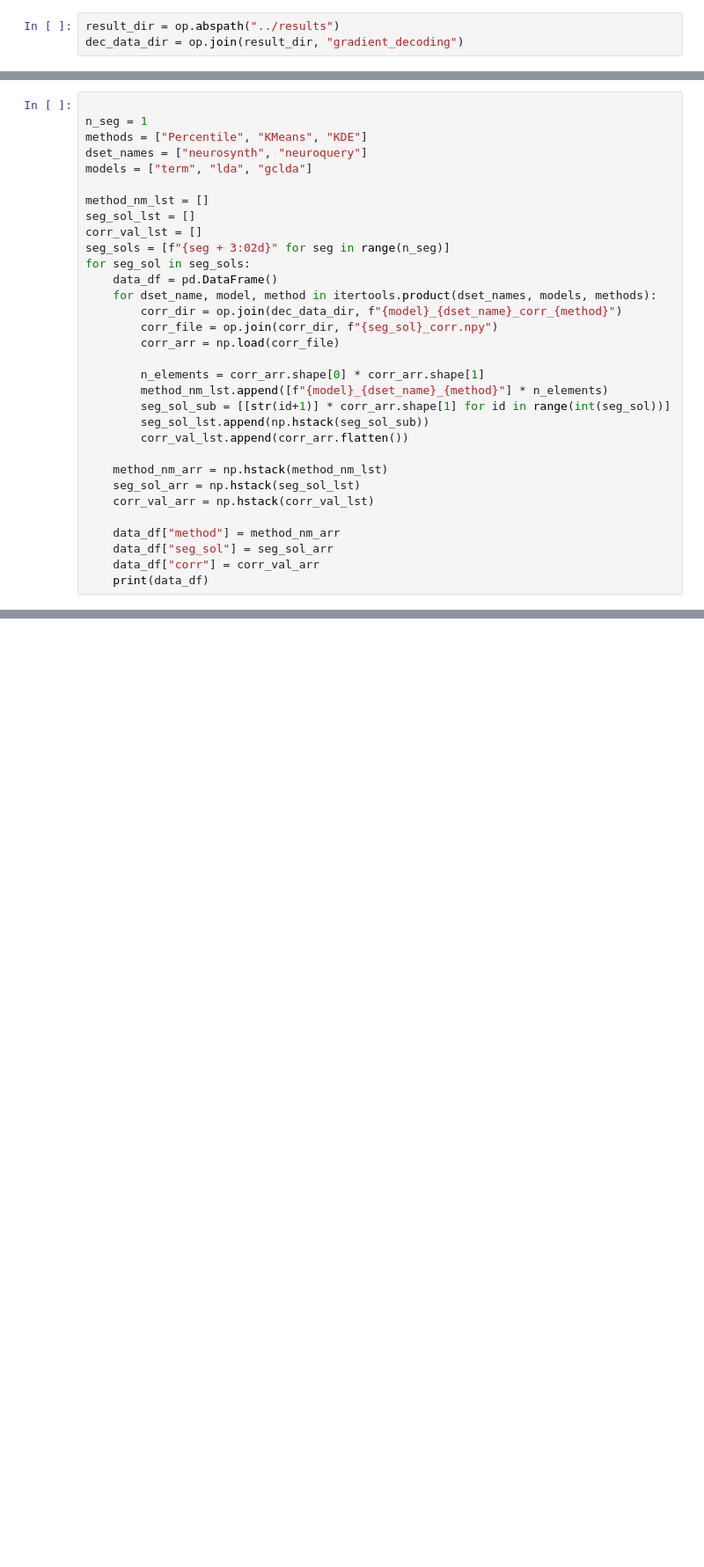
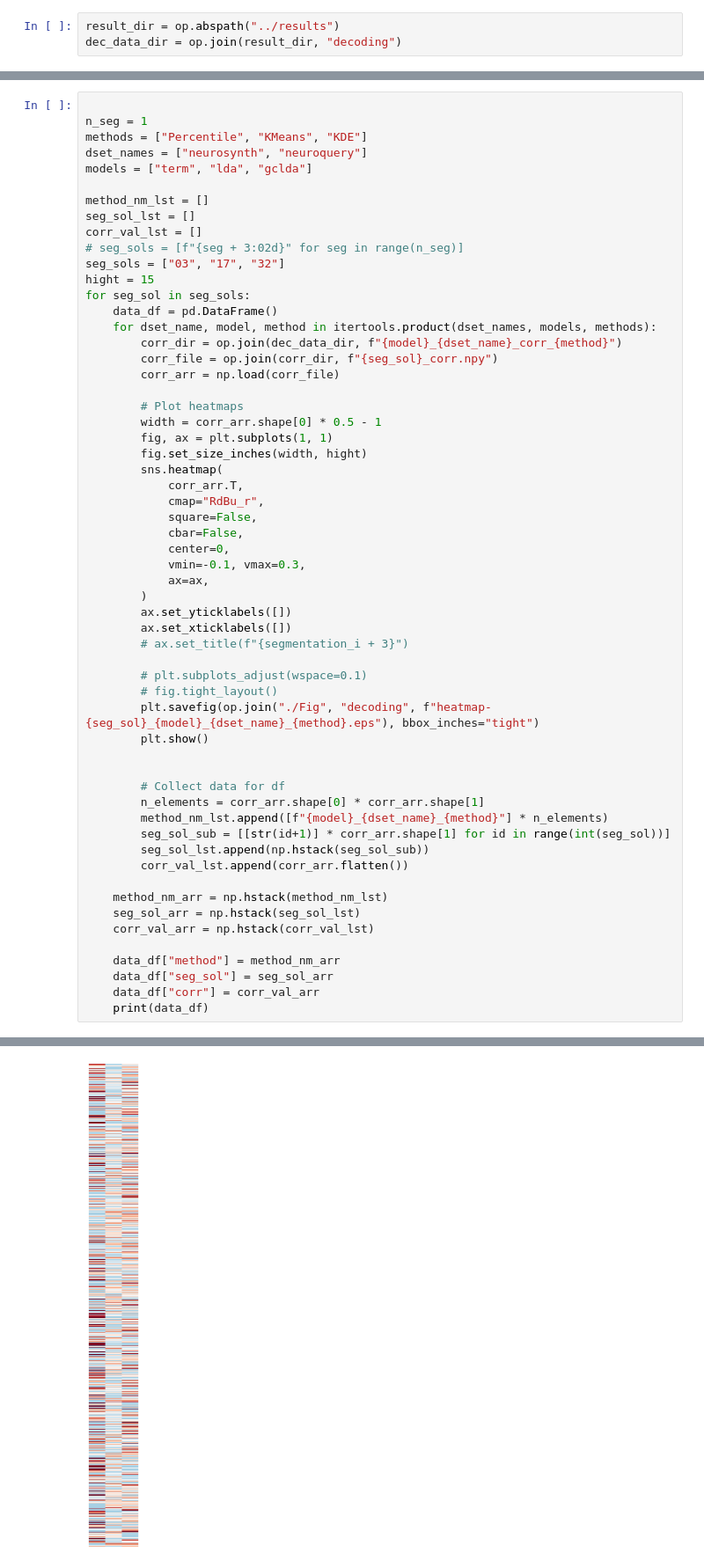
Before and after one commit to NBCLab/gradient-decoding, a Jupyter notebook: figures/decoding.ipynb, the cells around one changed output, grey strips where cells are left out. Shown at 88% size. Drawn from its saved outputs; the diff is of its cells as text; blank space fills up the shorter version.

```diff
--- a/figures/decoding.ipynb
+++ b/figures/decoding.ipynb
@@ -11,7 +11,7 @@ import pandas as pd
 from matplotlib import gridspec
 # %%
 result_dir = op.abspath("../results")
-dec_data_dir = op.join(result_dir, "gradient_decoding")
+dec_data_dir = op.join(result_dir, "decoding")
 # %%
 hue_order = [
     'term_neurosynth_Percentile',
@@ -43,7 +43,9 @@ models = ["term", "lda", "gclda"]
 method_nm_lst = []
 seg_sol_lst = []
 corr_val_lst = []
-seg_sols = [f"{seg + 3:02d}" for seg in range(n_seg)]
+# seg_sols = [f"{seg + 3:02d}" for seg in range(n_seg)]
+seg_sols = ["03", "17", "32"]
+hight = 15
 for seg_sol in seg_sols:
     data_df = pd.DataFrame()
     for dset_name, model, method in itertools.product(dset_names, models, methods):
@@ -51,6 +53,30 @@ for seg_sol in seg_sols:
         corr_file = op.join(corr_dir, f"{seg_sol}_corr.npy")
         corr_arr = np.load(corr_file)
 
+        # Plot heatmaps
+        width = corr_arr.shape[0] * 0.5 - 1
+        fig, ax = plt.subplots(1, 1)
+        fig.set_size_inches(width, hight)
+        sns.heatmap(
+            corr_arr.T,
+            cmap="RdBu_r",
+            square=False,
+            cbar=False,
+            center=0,
+            vmin=-0.1, vmax=0.3,
+            ax=ax,
+        )
+        ax.set_yticklabels([])
+        ax.set_xticklabels([])
+        # ax.set_title(f"{segmentation_i + 3}")
+
+        # plt.subplots_adjust(wspace=0.1)
+        # fig.tight_layout()
+        plt.savefig(op.join("./Fig", "decoding", f"heatmap-{seg_sol}_{model}_{dset_name}_{method}.eps"), bbox_inches="tight")
+        plt.show()
+
+
+        # Collect data for df
         n_elements = corr_arr.shape[0] * corr_arr.shape[1]
         method_nm_lst.append([f"{model}_{dset_name}_{method}"] * n_elements)
         seg_sol_sub = [[str(id+1)] * corr_arr.shape[1] for id in range(int(seg_sol))]
@@ -82,0 +96 @@ for seg_sol in seg_sols:
+[figure, added]
```
Also changed, not shown: parts of 2 cells of this notebook, 1 other file.
